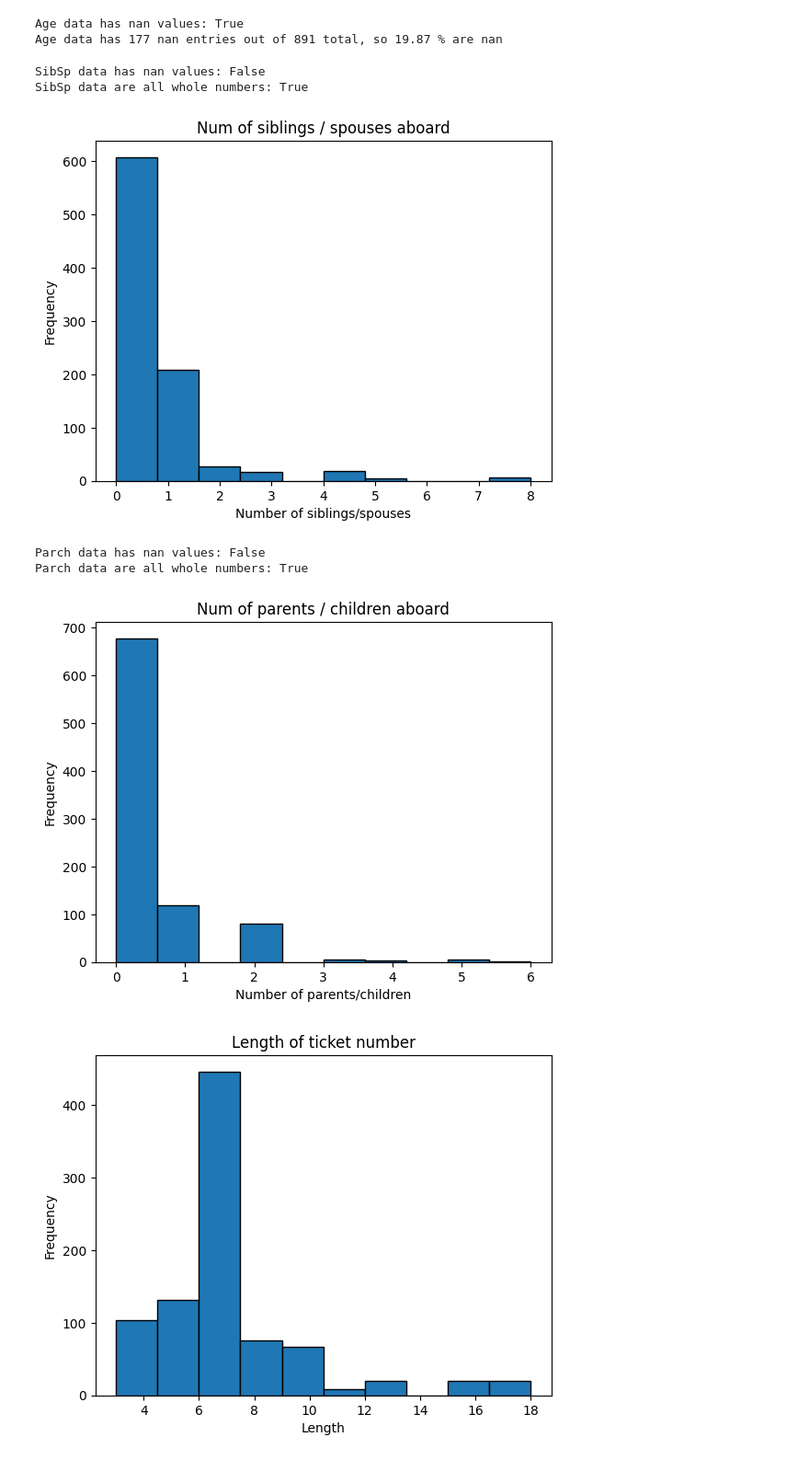
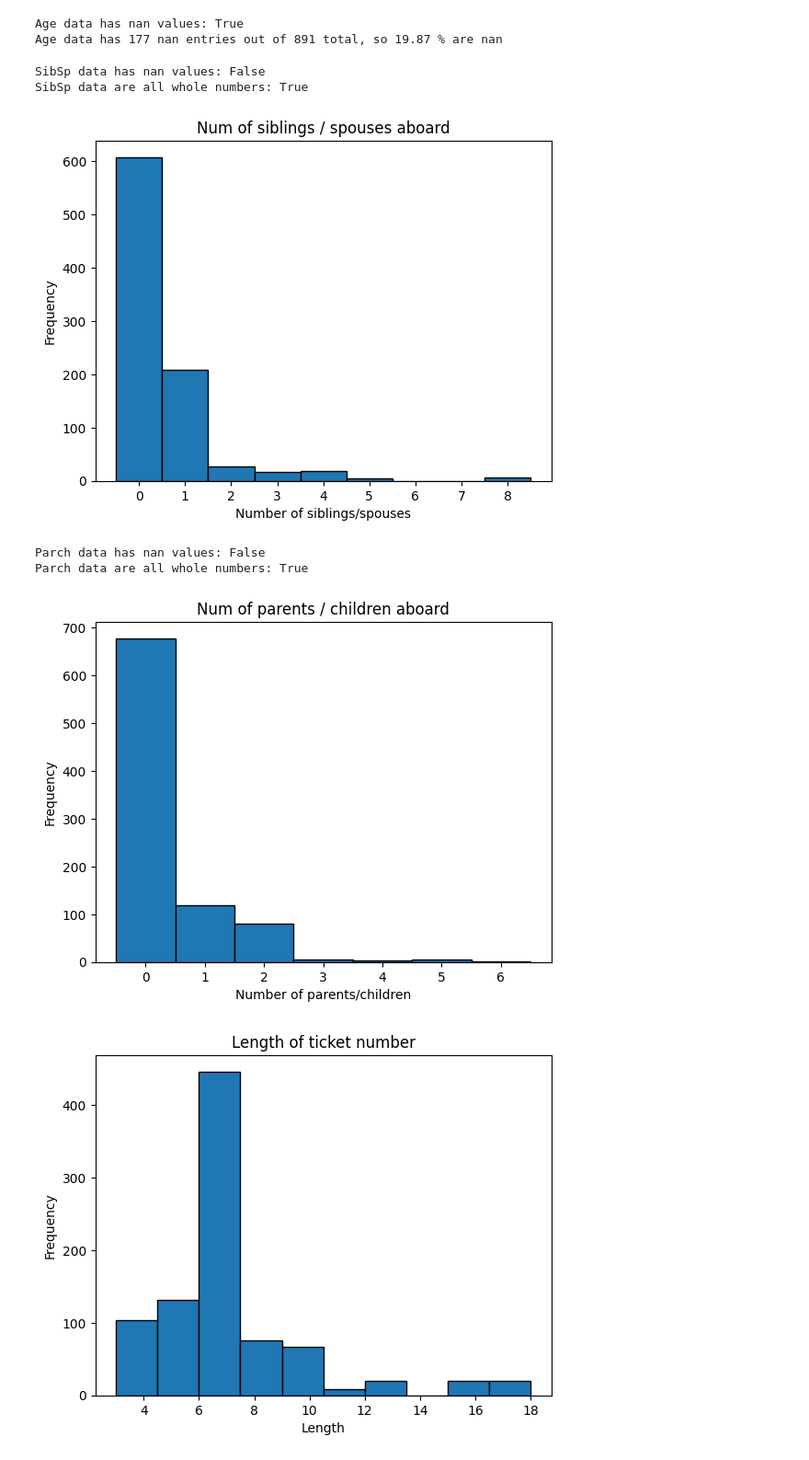
Before and after one commit to rakin23/unsupervised-week5, a Jupyter notebook: my_final.ipynb, the cells around one changed output. Shown: that part at 92% size. Saved outputs shown, nothing was run; the diff lists cells and outputs as text; code cells hidden in the pictures.

```diff
--- a/my_final.ipynb
+++ b/my_final.ipynb
@@ -145,30 +139,32 @@ print ("SibSp data has nan values:", sibsp_data_has_nans)
 sibsp_data_are_all_whole_numbers = all(isinstance(val, int) or (isinstance(val, float) and val.is_integer()) for val in train_data["SibSp"])
 print ("SibSp data are all whole numbers:", sibsp_data_are_all_whole_numbers)
 
-plt.hist(train_data["SibSp"], bins=10, edgecolor='black')
+plt.hist(train_data["SibSp"], bins=np.arange(10)-0.5, edgecolor='black', align='mid')
 plt.title('Num of siblings / spouses aboard')
 plt.xlabel('Number of siblings/spouses')
 plt.ylabel('Frequency')
+plt.xticks(np.arange(9))
 plt.show()
 # %% [output]
 SibSp data has nan values: False
 SibSp data are all whole numbers: True
-[figure, old version]
+[figure, new version]
 # %%
 parch_data_has_nans = np.isnan(train_data["Parch"]).any()
 print ("Parch data has nan values:", parch_data_has_nans)
 parch_data_are_all_whole_numbers = all(isinstance(val, int) or (isinstance(val, float) and val.is_integer()) for val in train_data["Parch"])
 print ("Parch data are all whole numbers:", parch_data_are_all_whole_numbers)
 
-plt.hist(train_data["Parch"], bins=10, edgecolor='black')
+plt.hist(train_data["Parch"], bins=np.arange(8)-0.5, edgecolor='black')
 plt.title('Num of parents / children aboard')
 plt.xlabel('Number of parents/children')
 plt.ylabel('Frequency')
+plt.xticks(np.arange(7))
 plt.show()
 # %% [output]
 Parch data has nan values: False
 Parch data are all whole numbers: True
-[figure, old version]
+[figure, new version]
 # %%
 ticket_data_lens = [len(element) for element in train_data["Ticket"]]
 plt.hist(ticket_data_lens, bins=10, edgecolor='black')
```
Also changed, not shown: parts of 13 cells of this notebook.
